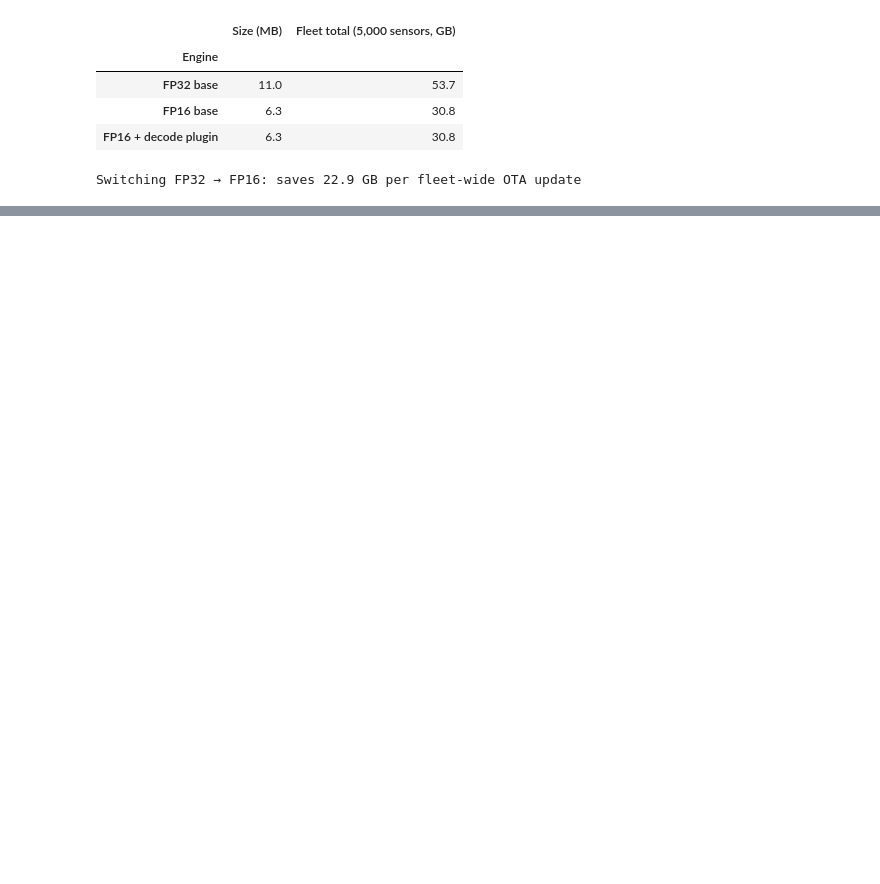
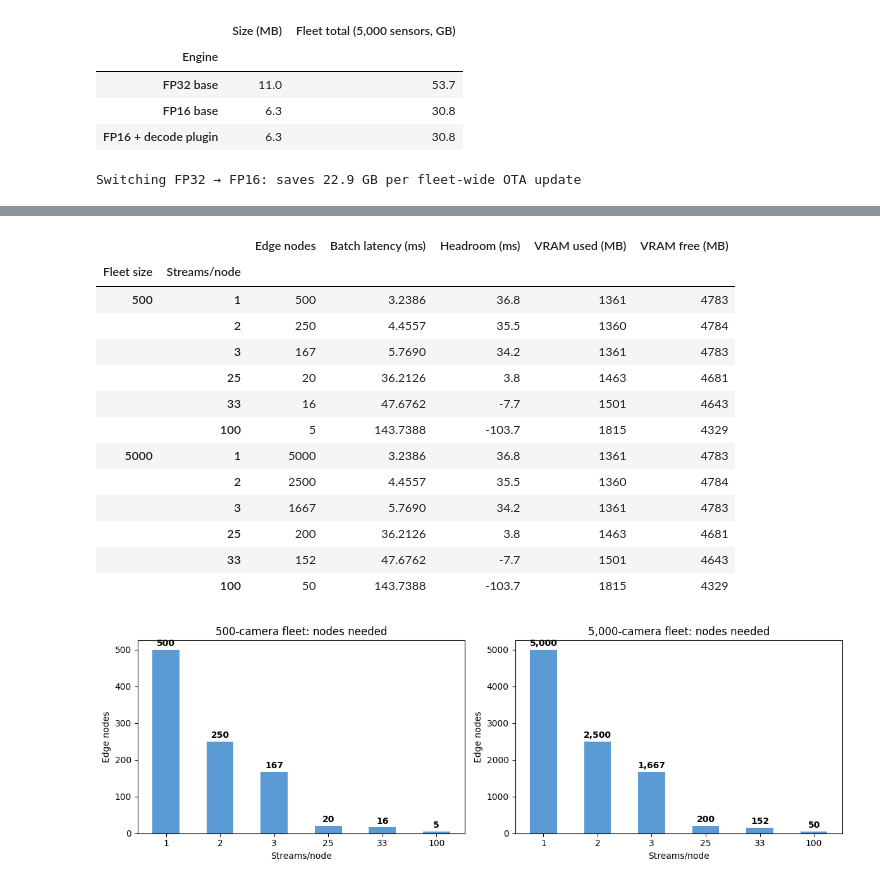
Before and after one commit to Dexter-Fernandes/deepstream-rtsp-pipeline, a Jupyter notebook: metrics/decode_comparison.ipynb, the cells around one changed output, grey strips where cells are left out. Cells and saved outputs as stored; diff of their text form; code cells hidden in the pictures; blank space fills up the shorter version.

```diff
--- a/metrics/decode_comparison.ipynb
+++ b/metrics/decode_comparison.ipynb
@@ -278,0 +371,71 @@ At 5,000 sensors, switching FP32 → FP16 saves **~23 GB per fleet-wide OTA upda
+# %%
+import math
+
+FLEET_SIZES = [500, 5_000]
+TARGET_FPS  = 25
+GPU_TOTAL_MB = 6_144       # GTX 1660 Ti
+budget_ms    = 1000 / TARGET_FPS   # 40 ms
+
+all_rows = []
+for fleet in FLEET_SIZES:
+    for r in batch_results:
+        n = r["batch"]
+        sm = bsys["batches"].get(str(n), {})
+        nodes = math.ceil(fleet / n)
+        headroom_ms = budget_ms - r["wall_ms"]
+        vram_mb = sm.get("vram_mb", 0)
+        all_rows.append({
+            "Fleet size": fleet,
+            "Streams/node": n,
+            "Edge nodes": nodes,
+            "Batch latency (ms)": r["wall_ms"],
+            "Headroom (ms)": round(headroom_ms, 1),
+            "VRAM used (MB)": vram_mb or "-",
+            "VRAM free (MB)": GPU_TOTAL_MB - vram_mb if vram_mb else "-",
+        })
+
+fdf = pd.DataFrame(all_rows).set_index(["Fleet size", "Streams/node"])
+display(fdf)
+
+# --- Charts: one column per fleet size ---
+fig, axes = plt.subplots(1, len(FLEET_SIZES), figsize=(6 * len(FLEET_SIZES), 4))
+
+for col, fleet in enumerate(FLEET_SIZES):
+    subset = [r for r in all_rows if r["Fleet size"] == fleet]
+    ns         = [r["Streams/node"] for r in subset]
+    nodes_vals = [r["Edge nodes"]   for r in subset]
+
+    ax = axes[col]
+    bars = ax.bar([str(n) for n in ns], nodes_vals, color="#5b9bd5", width=0.5)
+    ax.set_xlabel("Streams/node")
+    ax.set_ylabel("Edge nodes")
+    ax.set_title(f"{fleet:,}-camera fleet: nodes needed")
+    for bar, val in zip(bars, nodes_vals):
+        ax.text(bar.get_x() + bar.get_width() / 2, bar.get_height() + max(nodes_vals) * 0.01,
+                f"{val:,}", ha="center", va="bottom", fontsize=10, fontweight="bold")
+
+plt.tight_layout()
+plt.savefig(RESULTS / "fleet_projection.png", dpi=150, bbox_inches="tight")
+plt.show()
+
+# Summary printout
+print(f"{'Fleet':<8}  {'Streams/node':<14}  {'Nodes':<8}  {'Headroom (ms)'}")
+print("-" * 50)
+for r in all_rows:
+    print(f"{r['Fleet size']:<8,}  {r['Streams/node']:<14}  {r['Edge nodes']:<8,}  {r['Headroom (ms)']} ms")
+# %% [output]
+|  |  | Edge nodes | Batch latency (ms) | Headroom (ms) | VRAM used (MB) | VRAM free (MB) |
+| Fleet size | Streams/node |  |  |  |  |  |
+| 500 | 1 | 500 | 3.2386 | 36.8 | 1361 | 4783 |
+|  | 2 | 250 | 4.4557 | 35.5 | 1360 | 4784 |
+|  | 3 | 167 | 5.7690 | 34.2 | 1361 | 4783 |
+|  | 25 | 20 | 36.2126 | 3.8 | 1463 | 4681 |
+|  | 33 | 16 | 47.6762 | -7.7 | 1501 | 4643 |
+|  | 100 | 5 | 143.7388 | -103.7 | 1815 | 4329 |
+| 5000 | 1 | 5000 | 3.2386 | 36.8 | 1361 | 4783 |
+|  | 2 | 2500 | 4.4557 | 35.5 | 1360 | 4784 |
+|  | 3 | 1667 | 5.7690 | 34.2 | 1361 | 4783 |
+|  | 25 | 200 | 36.2126 | 3.8 | 1463 | 4681 |
+|  | 33 | 152 | 47.6762 | -7.7 | 1501 | 4643 |
+|  | 100 | 50 | 143.7388 | -103.7 | 1815 | 4329 |
+[figure, added]
```
Also changed, not shown: parts of 14 cells of this notebook, 4 other files.
